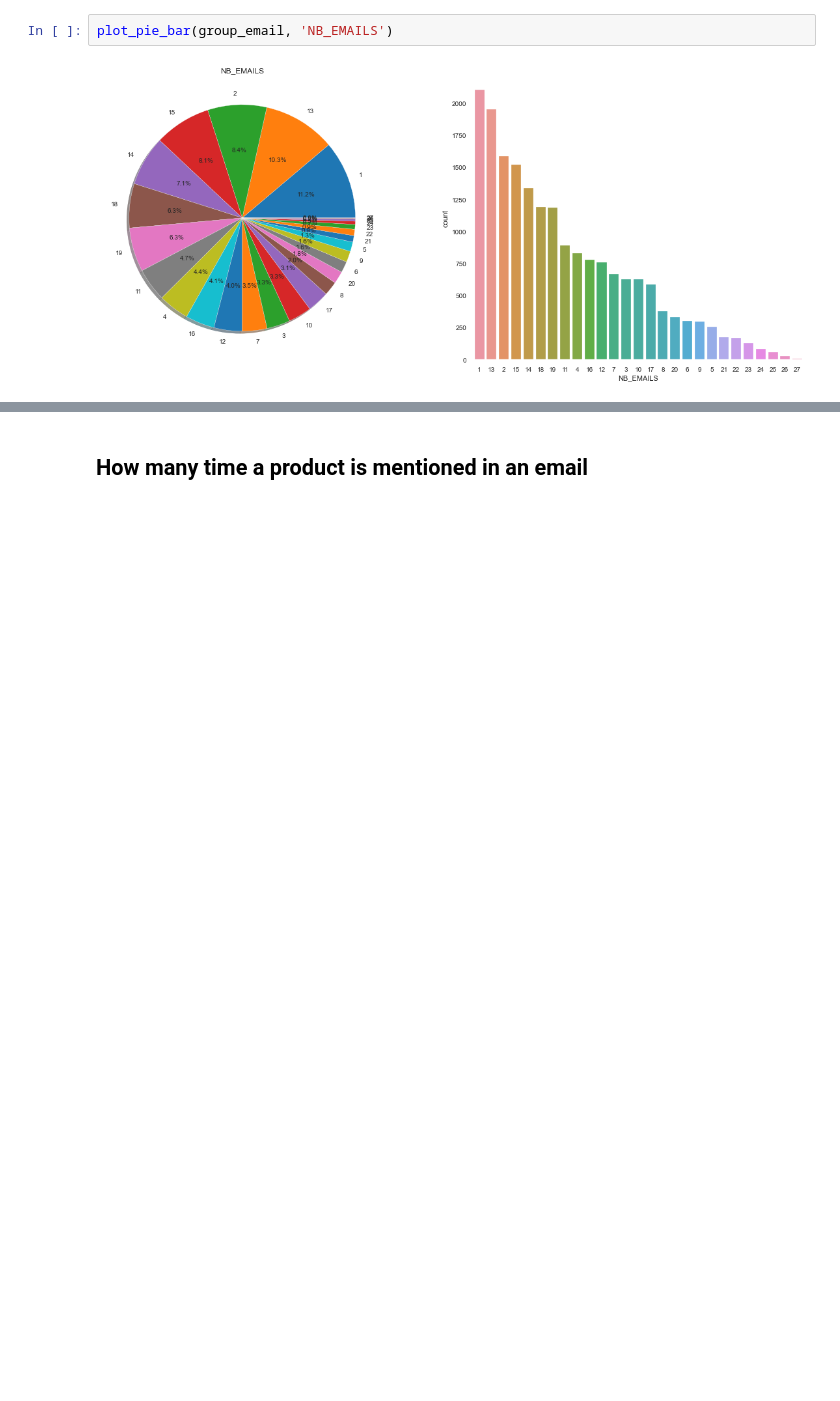
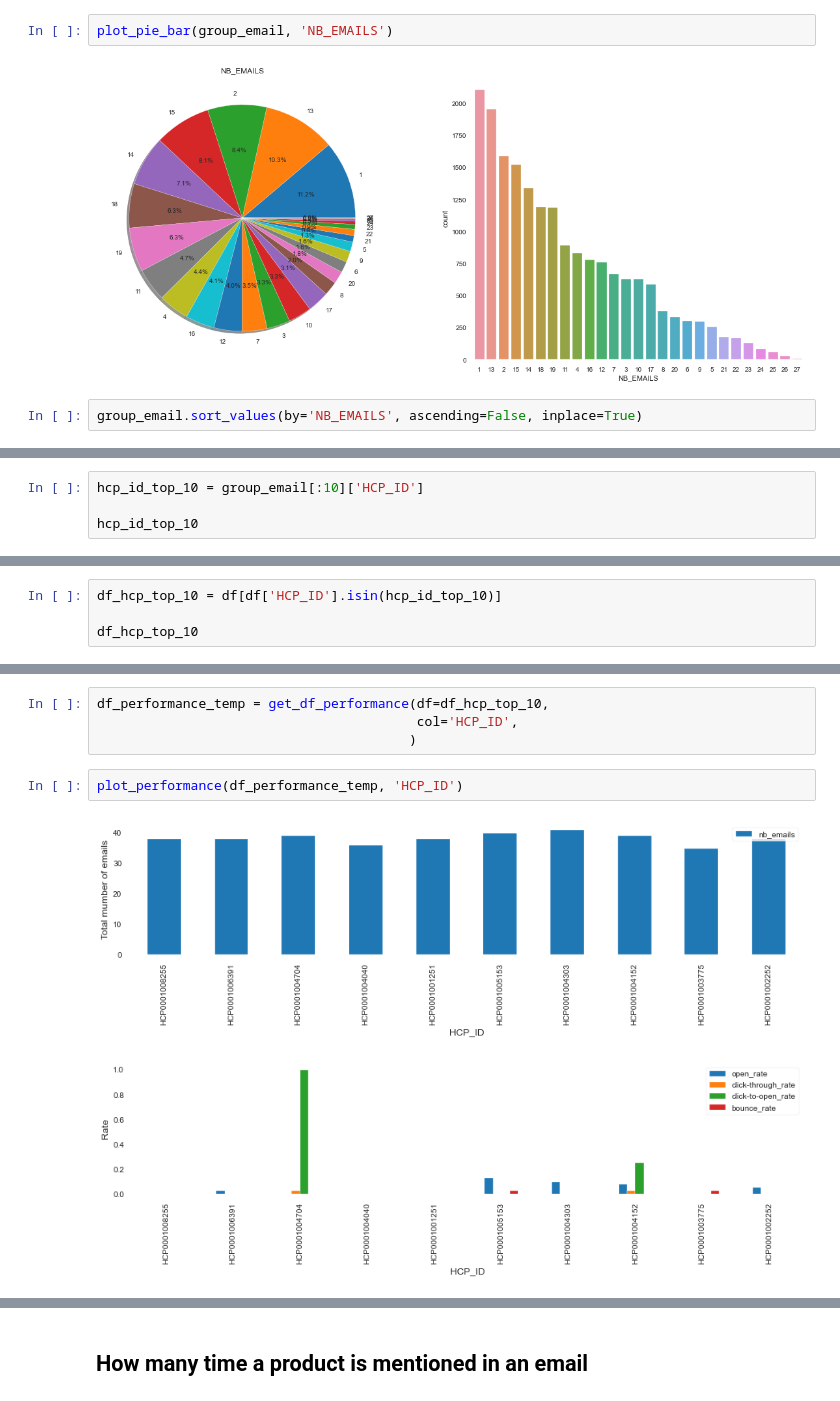
Before and after one commit to ck-unifr/analysis_email_performance, a Jupyter notebook: analysis_email_performance.ipynb, the cells around one changed output, grey strips where cells are left out. Cells and saved outputs as stored; diff of their text form; blank space fills up the shorter version.

```diff
--- a/analysis_email_performance.ipynb
+++ b/analysis_email_performance.ipynb
@@ -1979,3 +1961,5 @@ group_email['NB_EMAILS'] = group_email.apply(get_nb_emails, axis=1)
 plot_pie_bar(group_email, 'NB_EMAILS')
 # %% [output]
 [figure]
+# %%
+group_email.sort_values(by='NB_EMAILS', ascending=False, inplace=True)
@@ -1981,0 +1982,4 @@ plot_pie_bar(group_email, 'NB_EMAILS')
+# %%
+hcp_id_top_10 = group_email[:10]['HCP_ID']
+
+hcp_id_top_10
@@ -1981,0 +2002,4 @@ plot_pie_bar(group_email, 'NB_EMAILS')
+# %%
+df_hcp_top_10 = df[df['HCP_ID'].isin(hcp_id_top_10)]
+
+df_hcp_top_10
@@ -1981,0 +2020,9 @@ plot_pie_bar(group_email, 'NB_EMAILS')
+# %%
+df_performance_temp = get_df_performance(df=df_hcp_top_10,
+                                         col='HCP_ID',
+                                        )
+# %%
+plot_performance(df_performance_temp, 'HCP_ID')
+# %% [output]
+[figure, added]
+[figure, added]
```
Also changed, not shown: parts of 23 cells of this notebook.
